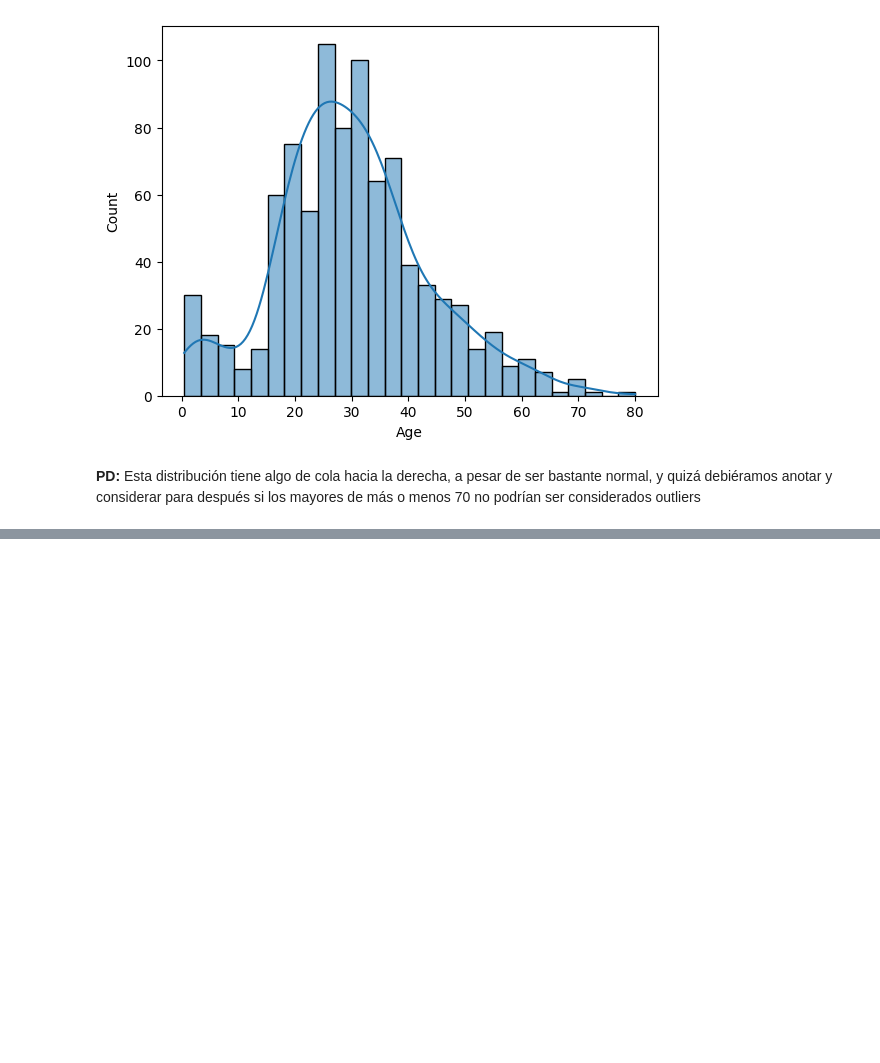
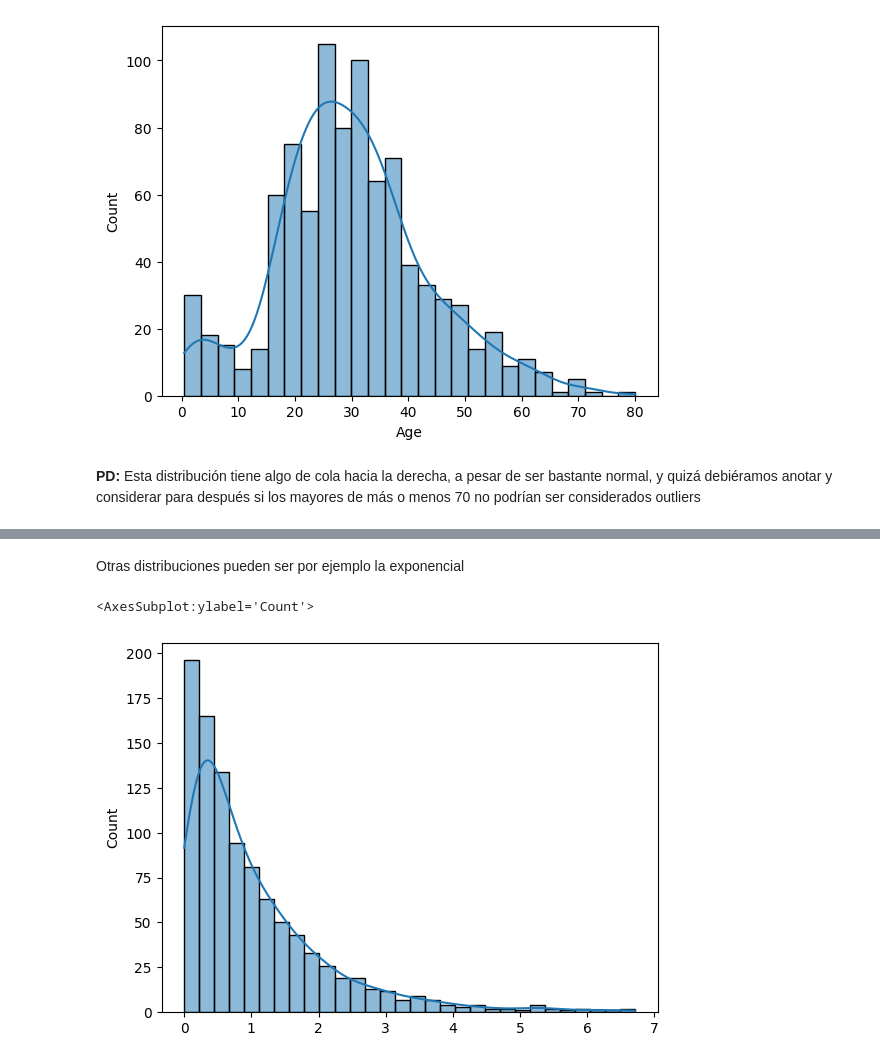
Before and after one commit to AI-School-F5-P2/titanic_example, a Jupyter notebook: titanic_eda.ipynb, the cells around one changed output, grey strips where cells are left out. Drawn from its saved outputs; the diff is of its cells as text; code cells hidden in the pictures; blank space fills up the shorter version.

```diff
--- a/titanic_eda.ipynb
+++ b/titanic_eda.ipynb
@@ -819,0 +839,9 @@ También vemos que aunque tenemos 625 personas que embarcaron en S y solo 75 en
+# %% [markdown]
+Otras distribuciones pueden ser por ejemplo la exponencial
+# %%
+exponential_data = np.random.exponential(scale=1.0, size=1000)
+sns.histplot(x=exponential_data, kde=True)
+#exponential_data
+# %% [output]
+<AxesSubplot:ylabel='Count'>
+[figure, added]
```
Also changed, not shown: parts of 116 cells of this notebook.
